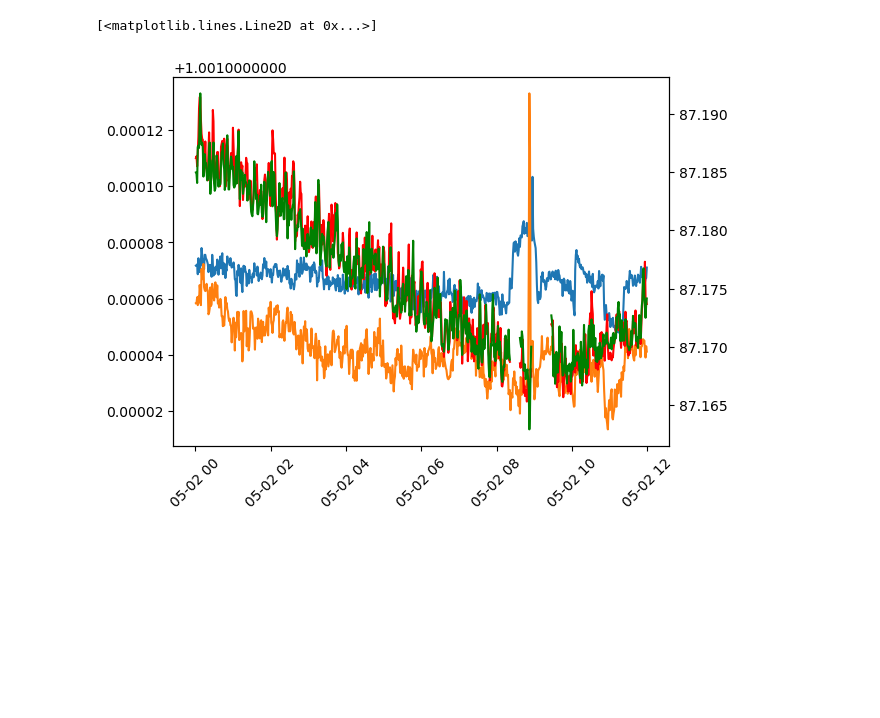
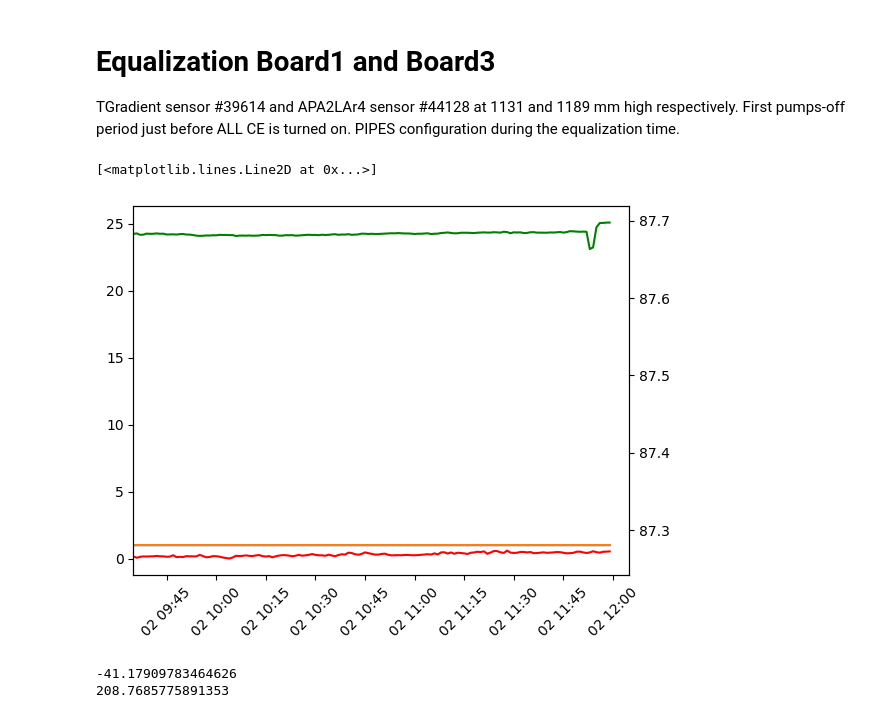
Before and after one commit to jcapo96/rtd, a Jupyter notebook: pdhd/ana/equalisation.ipynb, the cells around one changed output. Drawn from its saved outputs; the diff is of its cells as text; code cells hidden in the pictures; blank space fills up the shorter version.

Commit message:
added all mappings and configurations/added muxEqualization

```diff
--- a/pdhd/ana/equalisation.ipynb
+++ b/pdhd/ana/equalisation.ipynb
@@ -5,3 +5,15 @@ from src import baseClasses, systemClasses, sensorClasses, muxClasses
 import datetime
 # %%
 dataset = baseClasses.Data()
+# %%
+mux1 = muxClasses.MUX(dataset=dataset, boardNumber='1')
+mux2 = muxClasses.MUX(dataset=dataset, boardNumber='2')
+mux3 = muxClasses.MUX(dataset=dataset, boardNumber='3')
+mux4 = muxClasses.MUX(dataset=dataset, boardNumber='4')
+
+s1 = sensorClasses.Sensor(dataset=dataset, id=39644)
+s2 = sensorClasses.Sensor(dataset=dataset, id=39630)
+s3 = sensorClasses.Sensor(dataset=dataset, id=39614)
+s4 = sensorClasses.Sensor(dataset=dataset, id=40200)
+s5 = sensorClasses.Sensor(dataset=dataset, id=39607)
+s6 = sensorClasses.Sensor(dataset=dataset, id=39669)
@@ -11,7 +68,5 @@ mux2 = muxClasses.MUX(dataset=dataset, boardNumber='2')
 mux3 = muxClasses.MUX(dataset=dataset, boardNumber='3')
 mux4 = muxClasses.MUX(dataset=dataset, boardNumber='4')
 
-s1 = sensorClasses.Sensor(dataset=dataset, id=39644).tempCalibration().muxCorrection()
-s2 = sensorClasses.Sensor(dataset=dataset, id=39630).tempCalibration().muxCorrection()
-s3 = sensorClasses.Sensor(dataset=dataset, id=39607).tempCalibration().muxCorrection()
-s4 = sensorClasses.Sensor(dataset=dataset, id=37133).tempCalibration().muxCorrection()
+s1 = sensorClasses.Sensor(dataset=dataset, id=39644).muxCorrection()
+s2 = sensorClasses.Sensor(dataset=dataset, id=39630).muxCorrection()
@@ -23,11 +89,34 @@ ERROR: Board (11) not found
+# %% [markdown]
+# Equalization Board1 and Board3
+
+TGradient sensor #39614 and APA2LAr4 sensor #44128 at 1131 and 1189 mm high respectively. First pumps-off period just before ALL CE is turned on. PIPES configuration during the equalization time.
 # %%
 fig, axes = plt.subplots(1,1)
 axes.plot(mux1.data.loc[(mux1.data.index>datetime.datetime(2024, 5, 2))&(mux1.data.index<datetime.datetime(2024, 5, 2, 12, 0, 0, 0))])
-axes.plot((1.000015)*mux2.data.loc[(mux2.data.index>datetime.datetime(2024, 5, 2))&(mux2.data.index<datetime.datetime(2024, 5, 2, 12, 0, 0, 0))])
+axes.plot(mux3.data.loc[(mux2.data.index>datetime.datetime(2024, 5, 2))&(mux2.data.index<datetime.datetime(2024, 5, 2, 12, 0, 0, 0))])
+axes.set_xlim(datetime.datetime(2024, 5, 2, 9, 35, 0), datetime.datetime(2024, 5, 2, 12, 5, 0, 0))
 plt.xticks(rotation=45);
 axes2 = axes.twinx()
-axes2.plot(s1.data.loc[(s1.data.index>datetime.datetime(2024, 5, 2))&(s1.data.index<datetime.datetime(2024, 5, 2, 12, 0, 0, 0))], 'r')
-axes2.plot((1.000015)*s2.data.loc[(s2.data.index>datetime.datetime(2024, 5, 2))&(s2.data.index<datetime.datetime(2024, 5, 2, 12, 0, 0, 0))], 'g')
+axes2.plot(s3.data.loc[(s3.data.index>datetime.datetime(2024, 5, 2))&(s3.data.index<datetime.datetime(2024, 5, 2, 12, 0, 0, 0))], 'r')
+axes2.plot(s4.data.loc[(s4.data.index>datetime.datetime(2024, 5, 2))&(s4.data.index<datetime.datetime(2024, 5, 2, 12, 0, 0, 0))], 'g')
 # %% [output]
 [<matplotlib.lines.Line2D at 0x...>]
-[figure, old version]
+[figure, new version]
+# %%
+T_CAL1 = s3.data.loc[(s3.data.index>datetime.datetime(2024, 5, 2, 9, 30, 0))&(s3.data.index<datetime.datetime(2024, 5, 2, 10, 5, 0, 0))]
+T_CAL2 = s4.data.loc[(s4.data.index>datetime.datetime(2024, 5, 2, 9, 30, 0))&(s4.data.index<datetime.datetime(2024, 5, 2, 10, 5, 0, 0))]
+
+s3.tempCalibration(calibName="SECOND_POFF_TGRAD_HAWAI_APA_CE_OFF_REC_OFF_HV_OFF_20241203_132500_20241203_142500")
+s4.tempCalibration(calibName="SECOND_POFF_TGRAD_HAWAI_APA_CE_OFF_REC_OFF_HV_OFF_20241203_132500_20241203_142500")
+
+deltaT1 = s3.cc
+deltaT2 = s4.cc
+
+print(deltaT1)
+print(deltaT2)
+
+I_M1 = mux1.data.loc[(mux1.data.index>datetime.datetime(2024, 5, 2, 9, 30, 0))&(mux1.data.index<datetime.datetime(2024, 5, 2, 10, 5, 0, 0))]
+I_M2 = mux3.data.loc[(mux3.data.index>datetime.datetime(2024, 5, 2, 9, 30, 0))&(mux3.data.index<datetime.datetime(2024, 5, 2, 10, 5, 0, 0))]
+# %% [output]
+-41.17909783464626
+208.7685775891353
```
Also changed, not shown: parts of 20 cells of this notebook, 29 other files.
